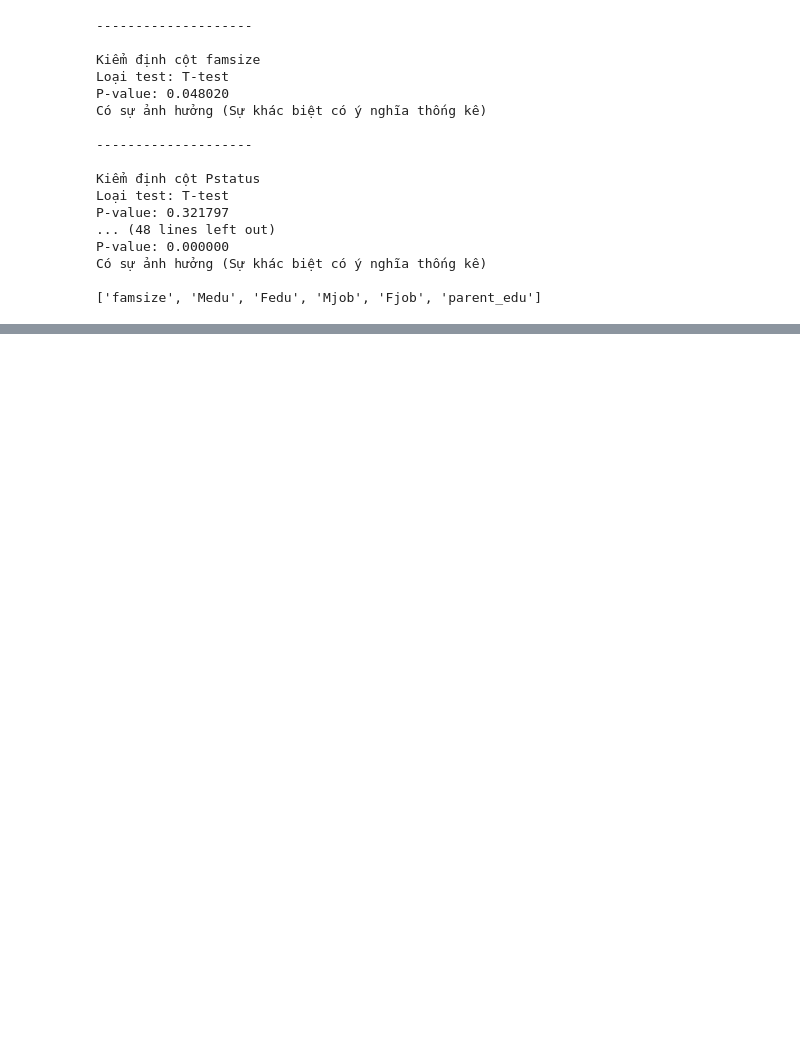
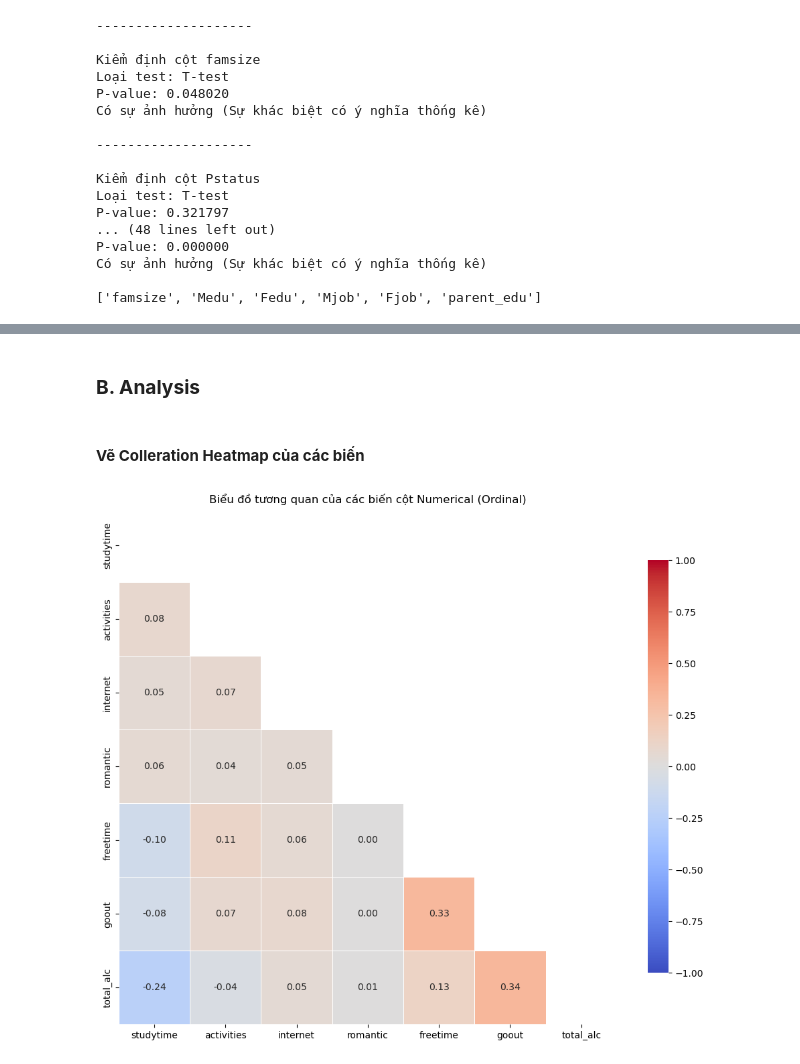
Before and after one commit to nganbee/student_alcohol_consumption_DS, a Jupyter notebook: notebooks/04_questioning.ipynb, the cells around one changed output, grey strips where cells are left out. Saved outputs shown, nothing was run; the diff lists cells and outputs as text; code cells hidden in the pictures; blank space fills up the shorter version.

```diff
--- a/notebooks/04_questioning.ipynb
+++ b/notebooks/04_questioning.ipynb
@@ -163,0 +209,27 @@ Có sự ảnh hưởng (Sự khác biệt có ý nghĩa thống kê)
+# %%
+df = pd.read_csv("../data/processed/student-clean.csv")
+# %%
+habit_features = ["studytime", "activities", "internet", "romantic", "freetime", "goout"]
+
+df_habit = df[habit_features].copy()
+df_habit['total_alc'] = df['total_alc'].copy()
+# %%
+# Encoding các biến categorical
+mapping_binary = {
+    'yes' : 1,
+    'no' : 0,
+}
+
+binary_features = ["activities", "internet", "romantic"]
+for f in binary_features:
+    df_habit[f] = df_habit[f].map(mapping_binary)
+# %% [markdown]
+### **B. Analysis**
+# %% [markdown]
+#### **Vẽ Colleration Heatmap của các biến**
+# %%
+habit_target_features = habit_features + ["total_alc"]
+
+plot_correlation_heatmap(df_habit, habit_target_features)
+# %% [output]
+[figure, added]
```
Also changed, not shown: parts of 32 cells of this notebook.
